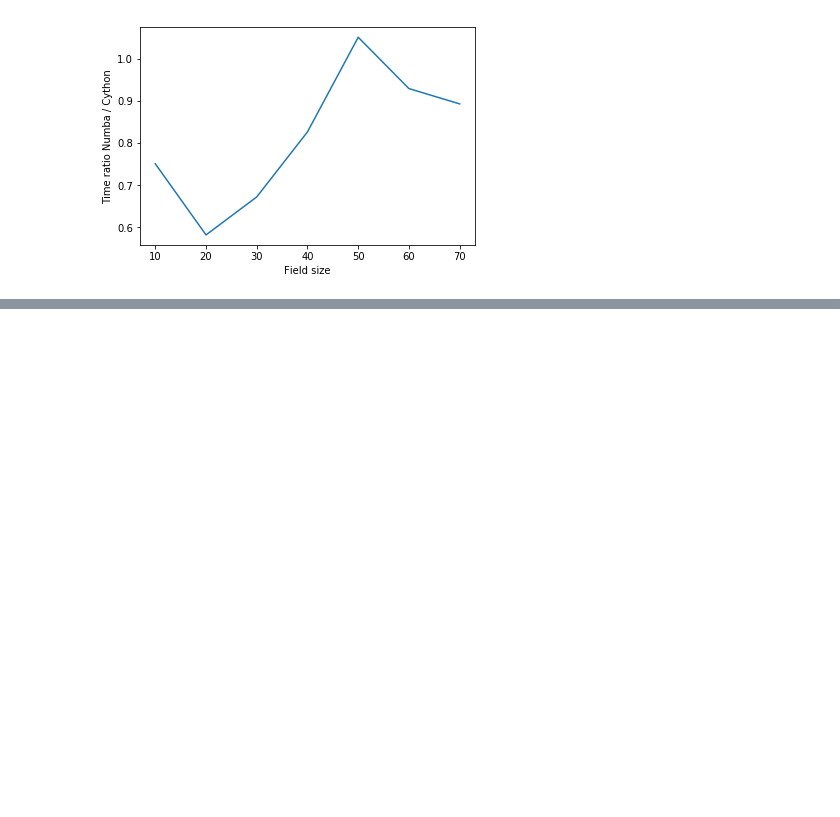
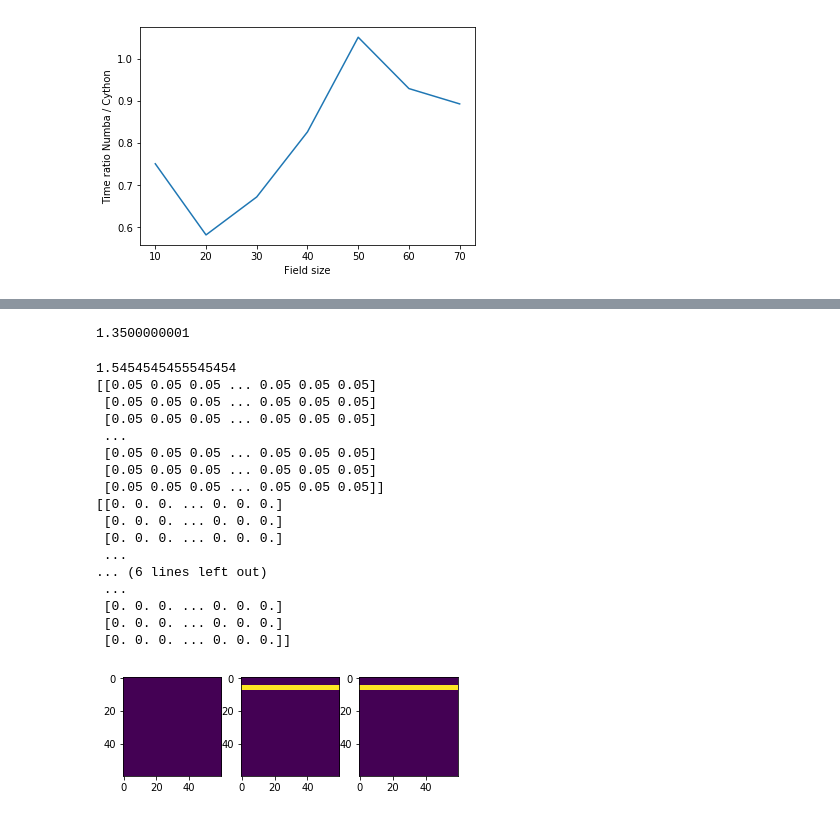
Before and after one commit to MoskalenkoRomanBorisovich/Spatial-Distribution-Evolutionary-Game, a Jupyter notebook: NIS_3D.ipynb, the cells around one changed output, grey strips where cells are left out. Drawn from its saved outputs; the diff is of its cells as text; code cells hidden in the pictures; blank space fills up the shorter version.

```diff
--- a/NIS_3D.ipynb
+++ b/NIS_3D.ipynb
@@ -855,0 +1023,53 @@ plt.show()
+# %%
+B[57]
+# %% [output]
+1.3500000001
+# %%
+SIZE = 60
+L = (SIZE, SIZE, SIZE)
+neighbors = tabulate_neighbors(L)
+# %%
+rndm = np.random.RandomState(12345)
+C_PROB = 0.5 # test 0.1, 0.5, 0.9
+N_STEPS = 20 # on tests must be 1000
+N_MEASUR = 10 # on tests must be 10
+
+r = np.zeros((N_MEASUR + 1), dtype=float)
+FNAME = 'Fc_'
+for i in range(0, len(B), 10):
+    results = np.zeros((N_MEASUR + 1), dtype=float)
+    b = B[i]
+    fname = FNAME + str(i)
+    field = (rndm.uniform(size=L) > C_PROB).astype('int16')
+    if i != 80:
+        continue
+    np.save("strange_field_b17to11", field)
+    results[0] = field.sum() / (L[0] * L[1] * L[2])
+    for measure in range(N_MEASUR):
+        field = evolve3D_2_C(field, neighbors, b, num_steps=N_STEPS)
+        results[measure + 1] = 1 - field.sum() / (L[0] * L[1] * L[2])
+        if results[measure + 1] == 0:
+            break
+    r = results
+    print(b)
+    show_grid(field)
+#     np.save(fname, results)
+# %% [output]
+1.5454545455545454
+[[0.05 0.05 0.05 ... 0.05 0.05 0.05]
+ [0.05 0.05 0.05 ... 0.05 0.05 0.05]
+ [0.05 0.05 0.05 ... 0.05 0.05 0.05]
+ ...
+ [0.05 0.05 0.05 ... 0.05 0.05 0.05]
+ [0.05 0.05 0.05 ... 0.05 0.05 0.05]
+ [0.05 0.05 0.05 ... 0.05 0.05 0.05]]
+[[0. 0. 0. ... 0. 0. 0.]
+ [0. 0. 0. ... 0. 0. 0.]
+ [0. 0. 0. ... 0. 0. 0.]
+ ...
+... (6 lines left out)
+ ...
+ [0. 0. 0. ... 0. 0. 0.]
+ [0. 0. 0. ... 0. 0. 0.]
+ [0. 0. 0. ... 0. 0. 0.]]
+[figure, added]
```
Also changed, not shown: parts of 72 cells of this notebook, 3 other files.
